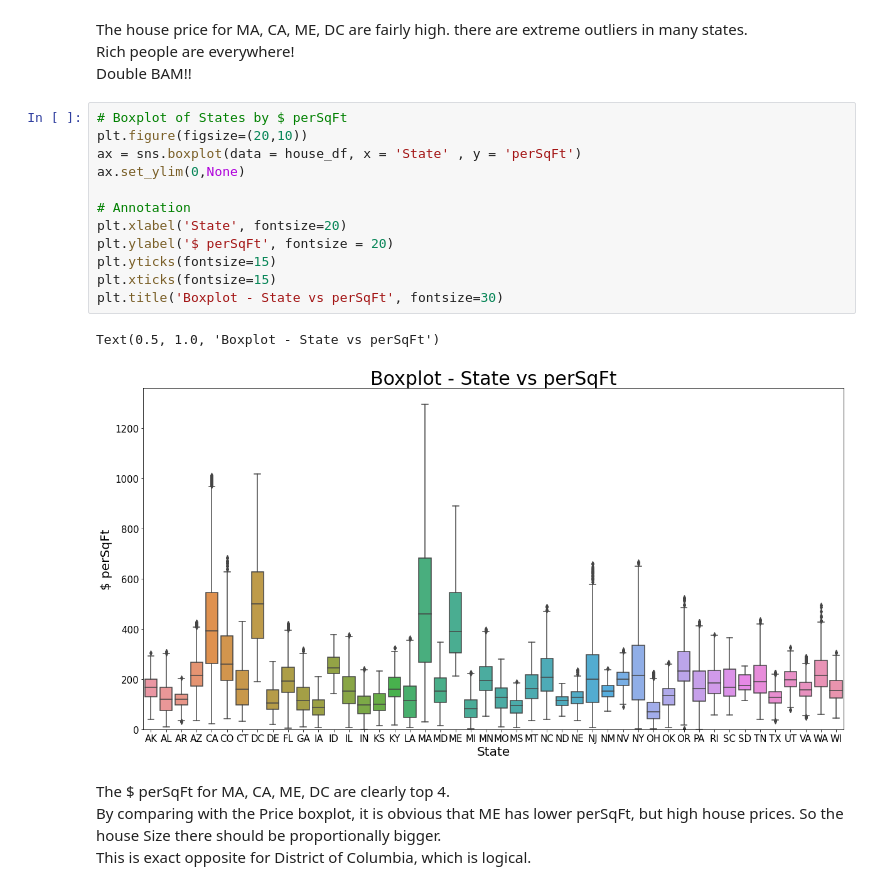
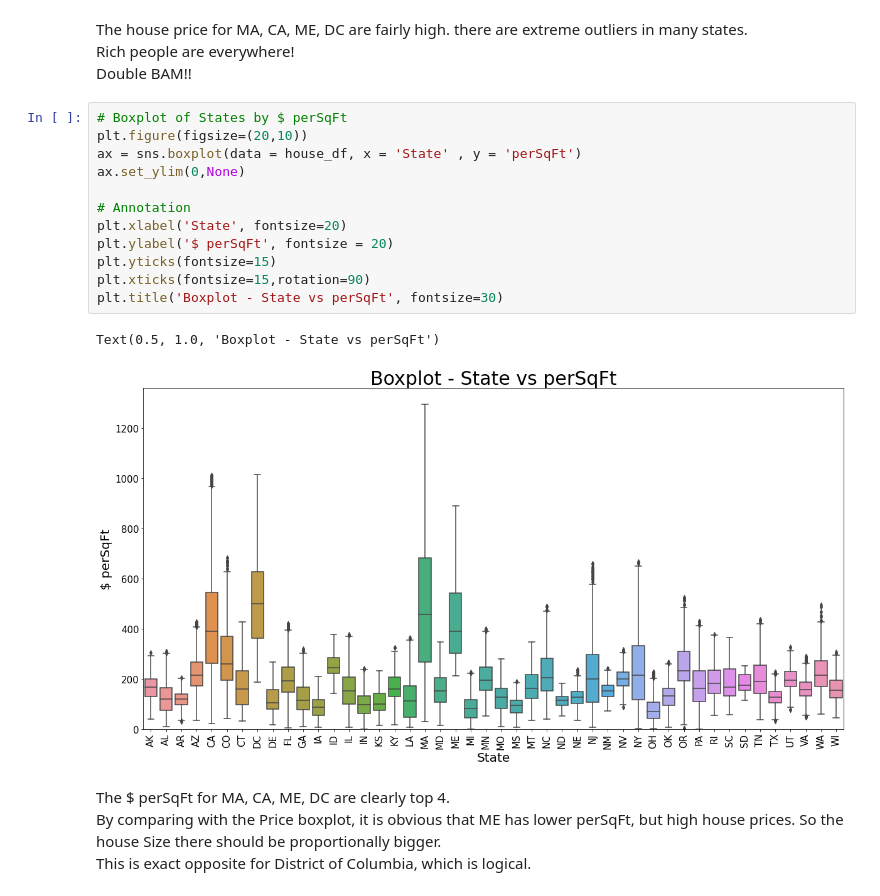
Before and after one commit to StockJanitor/CIS41_Project, a Jupyter notebook: CIS41_Project.ipynb, the cells around one changed output. Cells and saved outputs as stored; diff of their text form.

```diff
--- a/CIS41_Project.ipynb
+++ b/CIS41_Project.ipynb
@@ -945,18 +945,18 @@ The house price for MA, CA, ME, DC are fairly high. there are extreme outliers i
 # %%
 # Boxplot of States by $ perSqFt
 plt.figure(figsize=(20,10))
 ax = sns.boxplot(data = house_df, x = 'State' , y = 'perSqFt')
 ax.set_ylim(0,None)
 
 # Annotation
 plt.xlabel('State', fontsize=20)
 plt.ylabel('$ perSqFt', fontsize = 20)
 plt.yticks(fontsize=15)
-plt.xticks(fontsize=15)
+plt.xticks(fontsize=15,rotation=90)
 plt.title('Boxplot - State vs perSqFt', fontsize=30)
 # %% [output]
 Text(0.5, 1.0, 'Boxplot - State vs perSqFt')
-[figure, old version]
+[figure, new version]
 # %% [markdown]
 The $ perSqFt for MA, CA, ME, DC are clearly top 4.
 <br>
```
Also changed, not shown: parts of 8 cells of this notebook.
